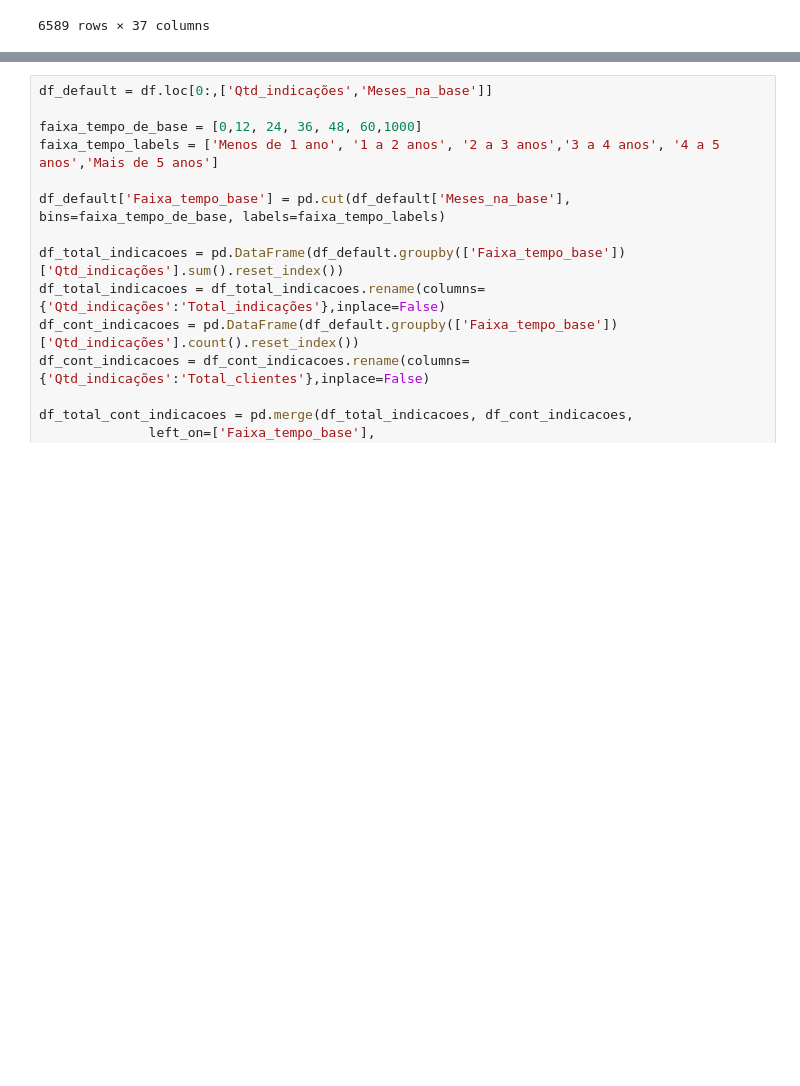
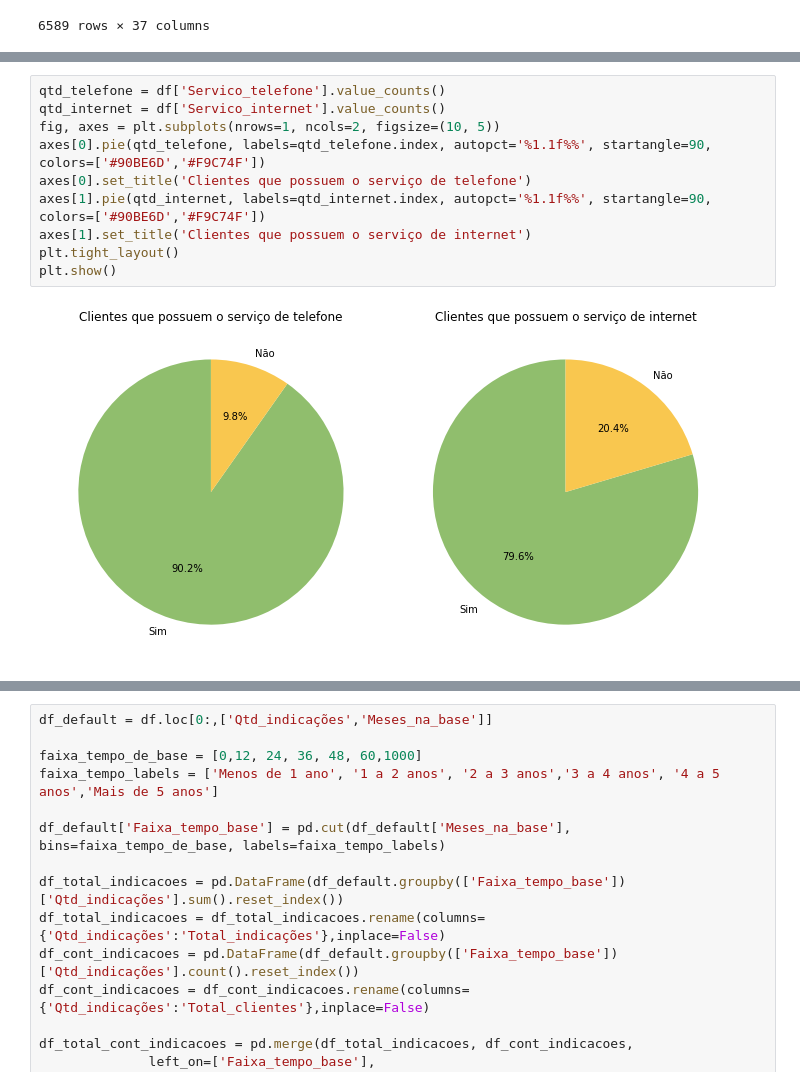
Before and after one commit to JuniorNS96/TCC, a Jupyter notebook: main.ipynb, the cells around one changed output, grey strips where cells are left out. Saved outputs shown, nothing was run; the diff lists cells and outputs as text; blank space fills up the shorter version.

Commit message:
Adicionado graficos de serviço por grupo de cidade e cancelamento vs grupo de cidade

```diff
--- a/main.ipynb
+++ b/main.ipynb
@@ -991,0 +877,12 @@ result
+# %%
+qtd_telefone = df['Servico_telefone'].value_counts()
+qtd_internet = df['Servico_internet'].value_counts()
+fig, axes = plt.subplots(nrows=1, ncols=2, figsize=(10, 5))
+axes[0].pie(qtd_telefone, labels=qtd_telefone.index, autopct='%1.1f%%', startangle=90, colors=['#90BE6D','#F9C74F'])
+axes[0].set_title('Clientes que possuem o serviço de telefone')
+axes[1].pie(qtd_internet, labels=qtd_internet.index, autopct='%1.1f%%', startangle=90, colors=['#90BE6D','#F9C74F'])
+axes[1].set_title('Clientes que possuem o serviço de internet')
+plt.tight_layout()
+plt.show()
+# %% [output]
+[figure, added]
```
Also changed, not shown: parts of 25 cells of this notebook, 8 other files.
